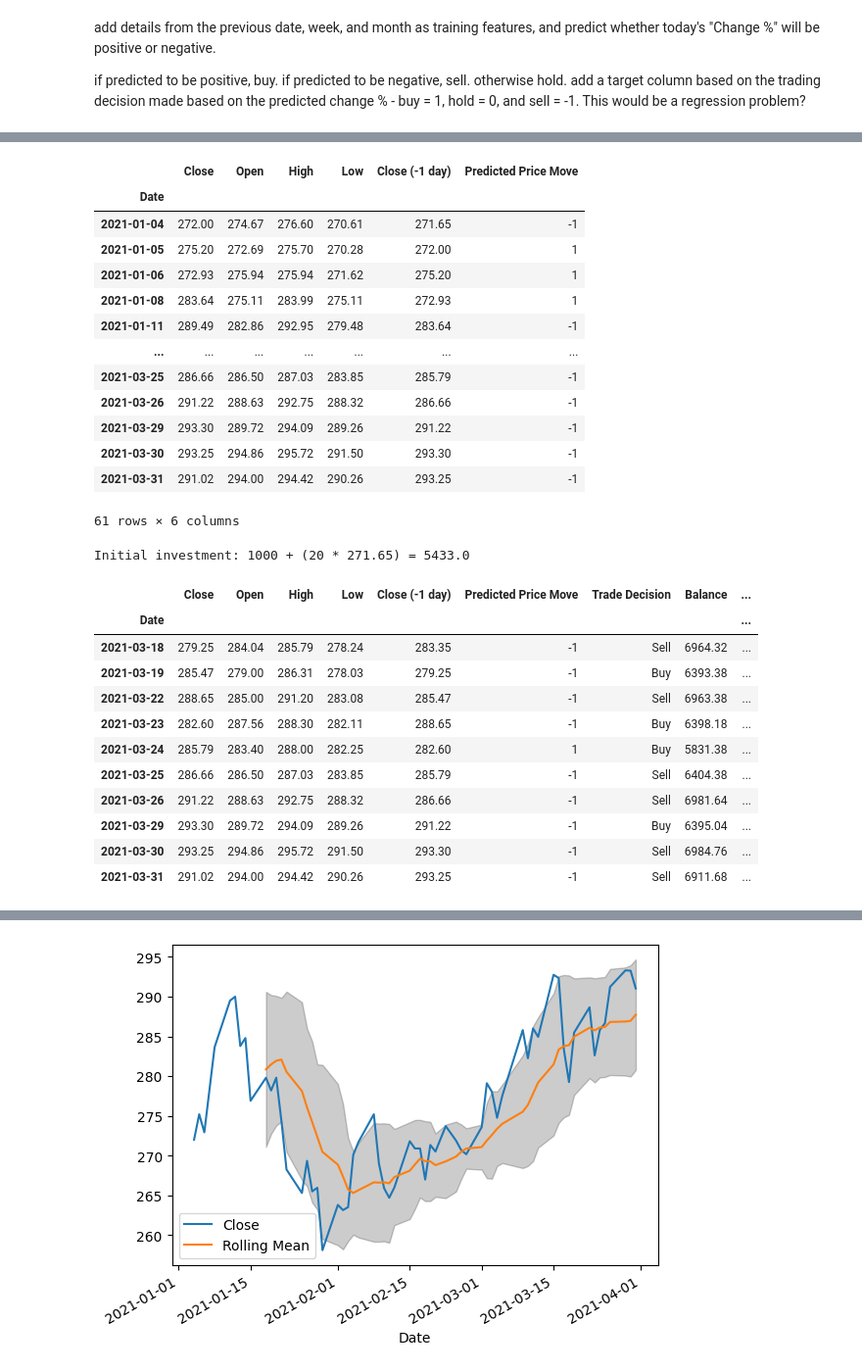
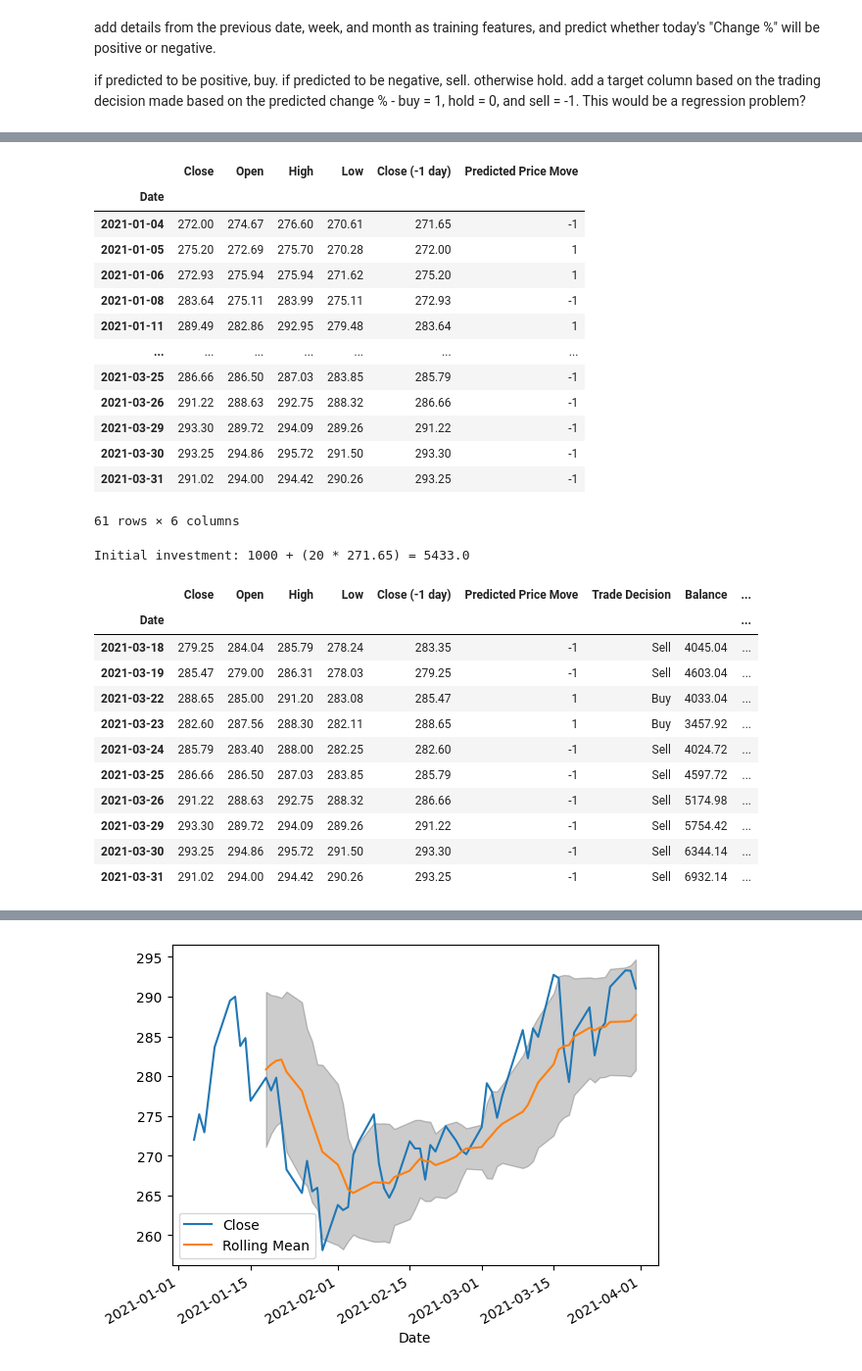
Before and after one commit to henryhyunwookim/ValueInvestor, a Jupyter notebook: ValueInvestor.ipynb, the cells around one changed output, grey strips where cells are left out. Shown at 98% size. Drawn from its saved outputs; the diff is of its cells as text; code cells hidden in the pictures.

```diff
--- a/ValueInvestor.ipynb
+++ b/ValueInvestor.ipynb
@@ -138,12 +179,21 @@ def add_data_from_past(df, drop_na=True):
 # %%
+import warnings
+from pandas.errors import SettingWithCopyWarning
+warnings.simplefilter(action="ignore", category=SettingWithCopyWarning)
+
+time_period = 20 # typicall value: 20
+coeff_std = 2 # typicall value: 2
+
 train_dfs = {}
 for name, df in data_dfs.items():
-    df_copy = df.set_index('Date').sort_index().rename(columns={'Price': 'Close'})
-    df_copy['Vol.'] = df_copy['Vol.'].apply(convert_vol_to_float)
+    df_updated_1 = df.set_index('Date').sort_index().rename(columns={'Price': 'Close'})
+    df_updated_1['Vol.'] = df_updated_1['Vol.'].apply(convert_vol_to_float)
 
-    df_updated = add_data_from_past(df_copy)
-    train_dfs[name] = df_updated
+    df_updated_2 = add_bollinger_bands(df_updated_1, 'Close', time_period, coeff_std)
 
+    # df_updated_2 = add_data_from_past(df_updated_1)
+    df_final = df_updated_2.dropna()
+    train_dfs[name] = df_final
 #     train_df = df_copy[df_copy['Date'].dt.year == 2020]\
 #             .set_index('Date').sort_index()\
 #             .rename(columns={'Price': 'Close'})
@@ -151,3 +201,8 @@ for name, df in data_dfs.items():
 #             .set_index('Date').sort_index()\
 #             .rename(columns={'Price': 'Close'})
 #     train_dfs[name] = (train_df, test_df)
+
+stock_name_1 = full_sheet_names[0]
+# train_df_1, test_df_1 = train_dfs[stock_name_1]
+df_1 = train_dfs[stock_name_1]
+df_1['Trading Decision'].value_counts()
@@ -176,16 +254,16 @@ add details from the previous date, week, and month as training features, and pr
 
 if predicted to be positive, buy. if predicted to be negative, sell. otherwise hold. add a target column based on the trading decision made based on the predicted change % - buy = 1, hold = 0, and sell = -1. This would be a regression problem?
 # %%
-df_1["Price Move"] = df_1["Change %"].apply(lambda x: 1 if x > 0 else (-1 if x < 0 else 0))
+# df_1["Price Move"] = df_1["Change %"].apply(lambda x: 1 if x > 0 else (-1 if x < 0 else 0))
 # Trading decision: 1=Buy, 0=Hold, -1=Sell
 
 train_df_1 = df_1[df_1.index.year == 2020]
 X_train_1 = train_df_1.iloc[:, 6:-1]
-y_train_1 = train_df_1["Price Move"]
+y_train_1 = train_df_1["Close"]
 
 test_df_1 = df_1[df_1.index.year == 2021]
 X_test_1 = test_df_1.iloc[:, 6:-1]
-y_test_1 = test_df_1["Price Move"]
+y_test_1 = test_df_1["Close"]
 # %%
 X_train_1.head()
 # %% [output]
@@ -239,7 +360,7 @@ results_df = pd.concat([
     df_1.loc[y_test_1.index][["Close", "Open", "High", "Low"]],
     X_test_1[["Close (-1 day)"]]
 ], axis=1)
-results_df['Predicted Price Move'] = preds
+results_df['Predicted Price Move'] = xgb_preds
 results_df
 
 # Predicted Price Move is based on data from previous day, week and month.
@@ -251,8 +372,8 @@ results_df
 | 2021-01-04 | 272.00 | 274.67 | 276.60 | 270.61 | 271.65 | -1 |
 | 2021-01-05 | 275.20 | 272.69 | 275.70 | 270.28 | 272.00 | 1 |
 | 2021-01-06 | 272.93 | 275.94 | 275.94 | 271.62 | 275.20 | 1 |
-| 2021-01-08 | 283.64 | 275.11 | 283.99 | 275.11 | 272.93 | 1 |
-| 2021-01-11 | 289.49 | 282.86 | 292.95 | 279.48 | 283.64 | -1 |
+| 2021-01-08 | 283.64 | 275.11 | 283.99 | 275.11 | 272.93 | -1 |
+| 2021-01-11 | 289.49 | 282.86 | 292.95 | 279.48 | 283.64 | 1 |
 | ... | ... | ... | ... | ... | ... | ... |
 | 2021-03-25 | 286.66 | 286.50 | 287.03 | 283.85 | 285.79 | -1 |
 | 2021-03-26 | 291.22 | 288.63 | 292.75 | 288.32 | 286.66 | -1 |
@@ -296,7 +417,7 @@ for i, row in results_df.iterrows():
         results_df.loc[i, 'Balance'] = previous_balance - (open * no_stock_to_buy)
         results_df.loc[i, 'No. of Stock'] = previous_no_stock + no_stock_to_buy
 
-    elif pred == -1:
+    elif (pred == -1) or (i == last_index):
         # Today's price is predicted to go down. Sell at Open price.
         if previous_no_stock > 0:
             results_df.loc[i, 'Trade Decision'] = 'Sell'
@@ -305,43 +426,48 @@ for i, row in results_df.iterrows():
                 no_stock_to_sell = previous_no_stock
             else:
                 no_stock_to_sell = min( max_no_stock_to_trade, previous_no_stock)
 
             results_df.loc[i, 'Balance'] = previous_balance + (open * no_stock_to_sell)
             results_df.loc[i, 'No. of Stock'] = previous_no_stock - no_stock_to_sell
 
         # Buy at Close price when no stock to sell at Open price
         # since Close price is predicted to be lower than Open price.
         elif (previous_balance > close) and not (i == last_index):
             results_df.loc[i, 'Trade Decision'] = 'Buy'
             max_no_stock_to_buy = previous_balance // close
             no_stock_to_buy = min( max_no_stock_to_trade, max_no_stock_to_buy )
             results_df.loc[i, 'Balance'] = previous_balance - (close * no_stock_to_buy)
             results_df.loc[i, 'No. of Stock'] = previous_no_stock + no_stock_to_buy
 
+        else:
+            results_df.loc[i, 'Trade Decision'] = 'Hold'
+            results_df.loc[i, 'Balance'] = previous_balance
+            results_df.loc[i, 'No. of Stock'] = previous_no_stock
+
     else:
         results_df.loc[i, 'Trade Decision'] = 'Hold'
         results_df.loc[i, 'Balance'] = previous_balance
         results_df.loc[i, 'No. of Stock'] = previous_no_stock
 
     previous_index = i
 
 results_df['Capital Return'] = results_df['Balance'] - initial_balance - intial_investment
 results_df['Capital Return %'] = round(results_df['Capital Return'] / (intial_investment + initial_balance), 4)
 results_df.tail(10)
 # %% [output]
 Initial investment: 1000 + (20 * 271.65) = 5433.0
 |  | Close | Open | High | Low | Close (-1 day) | Predicted Price Move | Trade Decision | Balance | ... |
 | Date |  |  |  |  |  |  |  |  | ... |
-| 2021-03-18 | 279.25 | 284.04 | 285.79 | 278.24 | 283.35 | -1 | Sell | 6964.32 | ... |
-| 2021-03-19 | 285.47 | 279.00 | 286.31 | 278.03 | 279.25 | -1 | Buy | 6393.38 | ... |
-| 2021-03-22 | 288.65 | 285.00 | 291.20 | 283.08 | 285.47 | -1 | Sell | 6963.38 | ... |
-| 2021-03-23 | 282.60 | 287.56 | 288.30 | 282.11 | 288.65 | -1 | Buy | 6398.18 | ... |
-| 2021-03-24 | 285.79 | 283.40 | 288.00 | 282.25 | 282.60 | 1 | Buy | 5831.38 | ... |
-| 2021-03-25 | 286.66 | 286.50 | 287.03 | 283.85 | 285.79 | -1 | Sell | 6404.38 | ... |
-| 2021-03-26 | 291.22 | 288.63 | 292.75 | 288.32 | 286.66 | -1 | Sell | 6981.64 | ... |
-| 2021-03-29 | 293.30 | 289.72 | 294.09 | 289.26 | 291.22 | -1 | Buy | 6395.04 | ... |
-| 2021-03-30 | 293.25 | 294.86 | 295.72 | 291.50 | 293.30 | -1 | Sell | 6984.76 | ... |
-| 2021-03-31 | 291.02 | 294.00 | 294.42 | 290.26 | 293.25 | -1 | Sell | 6911.68 | ... |
+| 2021-03-18 | 279.25 | 284.04 | 285.79 | 278.24 | 283.35 | -1 | Sell | 4045.04 | ... |
+| 2021-03-19 | 285.47 | 279.00 | 286.31 | 278.03 | 279.25 | -1 | Sell | 4603.04 | ... |
+| 2021-03-22 | 288.65 | 285.00 | 291.20 | 283.08 | 285.47 | 1 | Buy | 4033.04 | ... |
+| 2021-03-23 | 282.60 | 287.56 | 288.30 | 282.11 | 288.65 | 1 | Buy | 3457.92 | ... |
+| 2021-03-24 | 285.79 | 283.40 | 288.00 | 282.25 | 282.60 | -1 | Sell | 4024.72 | ... |
+| 2021-03-25 | 286.66 | 286.50 | 287.03 | 283.85 | 285.79 | -1 | Sell | 4597.72 | ... |
+| 2021-03-26 | 291.22 | 288.63 | 292.75 | 288.32 | 286.66 | -1 | Sell | 5174.98 | ... |
+| 2021-03-29 | 293.30 | 289.72 | 294.09 | 289.26 | 291.22 | -1 | Sell | 5754.42 | ... |
+| 2021-03-30 | 293.25 | 294.86 | 295.72 | 291.50 | 293.30 | -1 | Sell | 6344.14 | ... |
+| 2021-03-31 | 291.02 | 294.00 | 294.42 | 290.26 | 293.25 | -1 | Sell | 6932.14 | ... |
 # %%
 results_df['Trade Decision'].value_counts()
 # %% [output]
```
Also changed, not shown: parts of 25 cells of this notebook.
